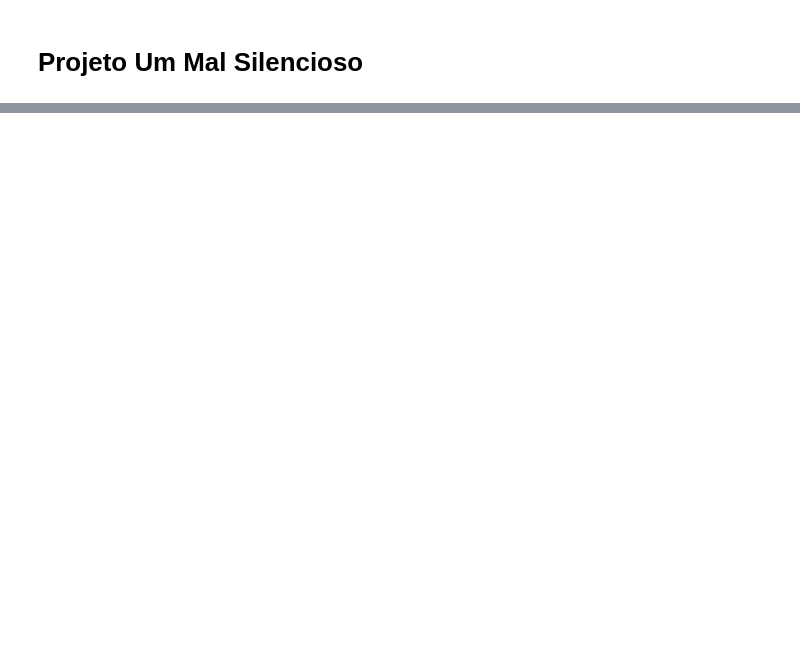
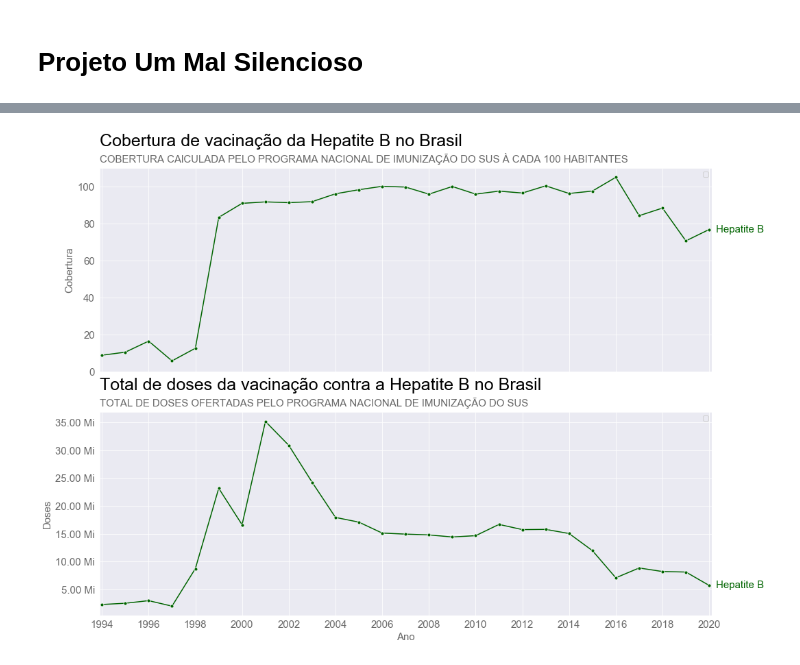
Before and after one commit to PedroHCAlmeida/projeto_um_mal_silencioso, a Jupyter notebook: notebooks/Analise_final.ipynb, the cells around one changed output, grey strips where cells are left out. Saved outputs shown, nothing was run; the diff lists cells and outputs as text; code cells hidden in the pictures; blank space fills up the shorter version.

```diff
--- a/notebooks/Analise_final.ipynb
+++ b/notebooks/Analise_final.ipynb
@@ -70,0 +125,16 @@ plota_grafico(dados: pandas.core.frame.DataFrame, x: str, y: str, hue=None, titl
+# %%
+fig, axn = plt.subplots(2,1, figsize=(16,12), sharex=True)
+
+dados_hep_b = dados.query('virus == "B"')
+
+plota_grafico(dados_hep_b, 'Ano', 'Cobertura_vacina_100Hab', hue='virus', dict_hue_palette={'B':'#006400'}, hue_legend=['Hepatite B'], xlim=[1993.9,2020.1],
+             title='Cobertura de vacinação da Hepatite B no Brasil', subtitle='COBERTURA CAlCULADA PELO PROGRAMA NACIONAL DE IMUNIZAÇÃO DO SUS À CADA 100 HABITANTES',
+              xlabel='Ano', ylabel='Cobertura', marker='.', markersize=10,  ylim=[0,110], intervalo_ano=2, ax=axn[0], show=False)
+
+plota_grafico(dados_hep_b, 'Ano', 'Doses_totais',  hue='virus', dict_hue_palette={'B':'#006400'}, hue_legend=['Hepatite B'], xlim=[1993.9,2020.1],
+             title='Total de doses da vacinação contra a Hepatite B no Brasil', subtitle='TOTAL DE DOSES OFERTADAS PELO PROGRAMA NACIONAL DE IMUNIZAÇÃO DO SUS',
+              xlabel='Ano', ylabel='Doses', marker='.', markersize=10, formatter_y=million_formatter, intervalo_ano=2, ax=axn[1], show=False)
+
+plt.show()
+# %% [output]
+[figure, added]
```
Also changed, not shown: parts of 41 cells of this notebook, 11 other files.
